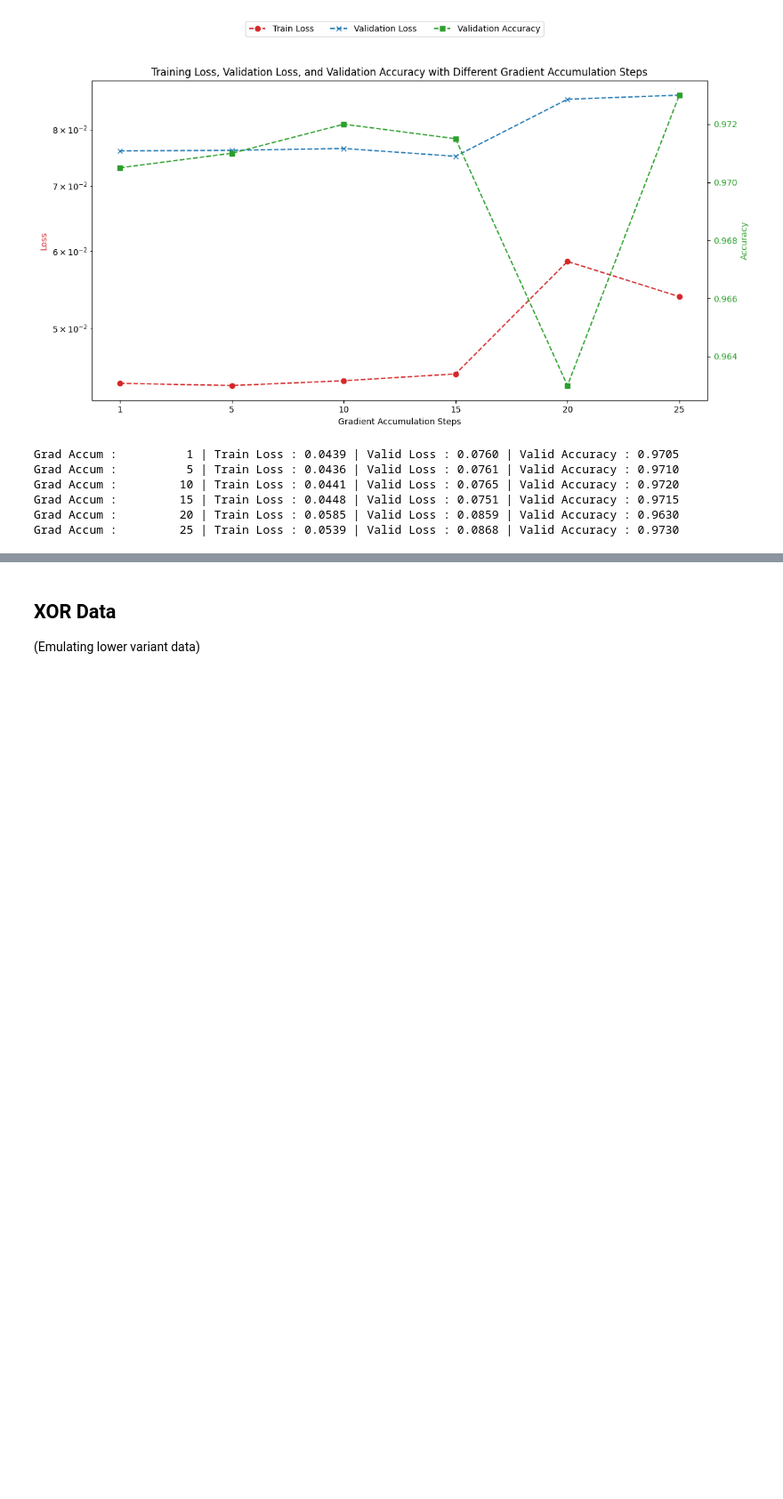
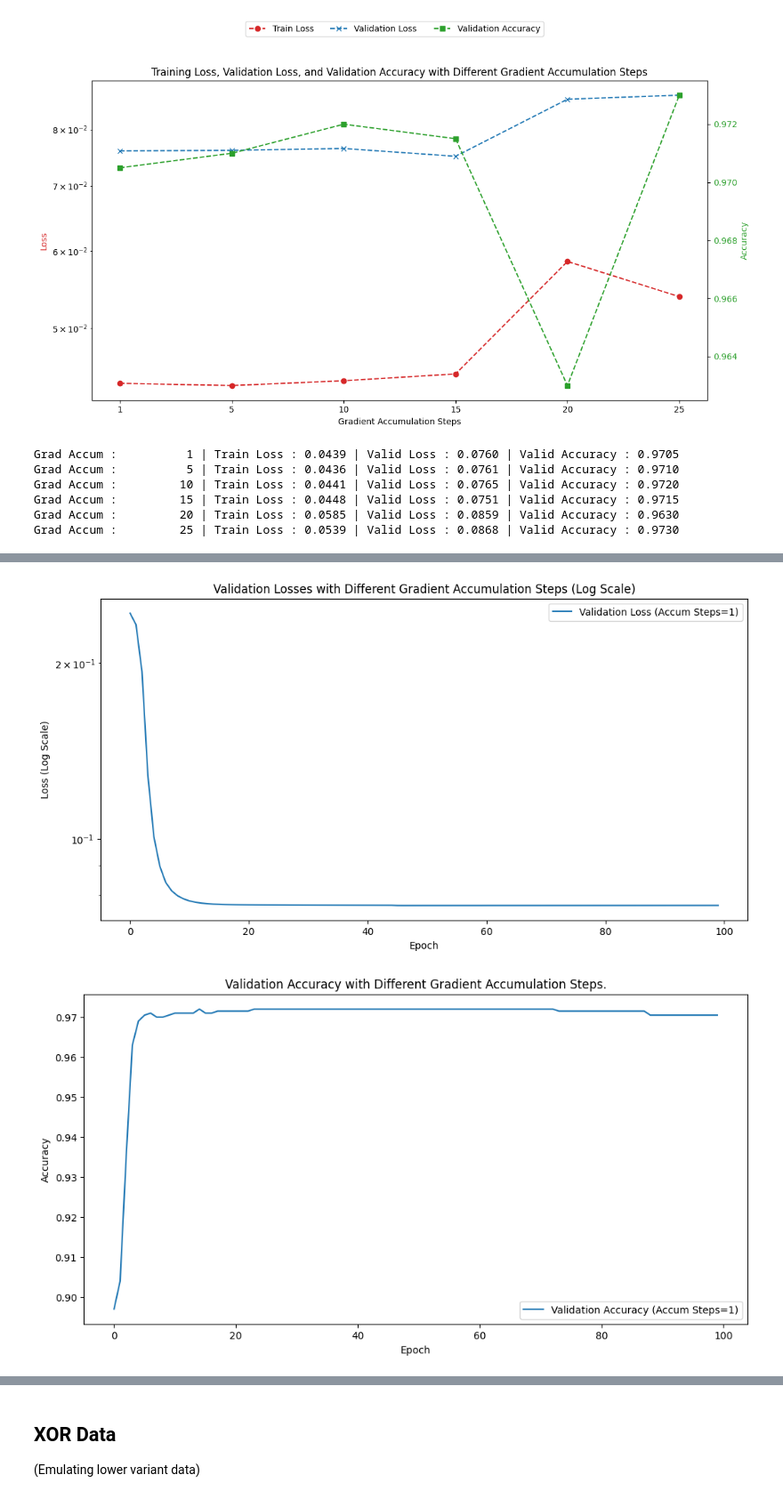
Before and after one commit to Ataago-AI/NN-Deep-Learning, a Jupyter notebook: basics/grad_accum_emperical_visual.ipynb, the cells around one changed output, grey strips where cells are left out. Shown at 89% size. Saved outputs shown, nothing was run; the diff lists cells and outputs as text; code cells hidden in the pictures; blank space fills up the shorter version.

```diff
--- a/basics/grad_accum_emperical_visual.ipynb
+++ b/basics/grad_accum_emperical_visual.ipynb
@@ -33,10 +43,27 @@ class Model(nn.Module):
         # x = self.sigmoid(x)
         return x
 
+class MoonsModel(nn.Module):
+    def __init__(self, seed=4744):
+        super(MoonsModel, self).__init__()
+        if seed is not None:
+            torch.manual_seed(seed)
+        self.hidden = nn.Linear(2, 4)
+        self.output = nn.Linear(4, 1)
+        self.relu = nn.ReLU()
+        self.sigmoid = nn.Sigmoid()
+        self.dropout = nn.Dropout(p=0.5)
+
+    def forward(self, x):
+        x = self.relu(self.hidden(x))
+        # x = self.dropout(x)
+        x = self.output(x)
+        # x = self.sigmoid(x)
+        return x
 
 # Function to train the model with gradient accumulation and validate it
 def train_and_validate_model(grad_accum_steps, epochs=10, batch_size=16):
-    model = Model()
+    model = MoonsModel()
     criterion = nn.BCEWithLogitsLoss()
     optimizer = optim.SGD(model.parameters(), lr=0.05)
 
@@ -63,7 +90,7 @@ def train_and_validate_model(grad_accum_steps, epochs=10, batch_size=16):
 
             # if (i + batch_size) % grad_accum_steps == 0:
             if (batch_idx + 1) % grad_accum_steps == 0:
-
+                # nn.utils.clip_grad_norm_(model.parameters(), max_norm=1.0)
                 optimizer.step()
                 optimizer.zero_grad()
 
@@ -348,3 +375,14 @@ Grad Accum :         10 | Train Loss : 0.0441 | Valid Loss : 0.0765 | Valid Accu
 Grad Accum :         15 | Train Loss : 0.0448 | Valid Loss : 0.0751 | Valid Accuracy : 0.9715
 Grad Accum :         20 | Train Loss : 0.0585 | Valid Loss : 0.0859 | Valid Accuracy : 0.9630
 Grad Accum :         25 | Train Loss : 0.0539 | Valid Loss : 0.0868 | Valid Accuracy : 0.9730
+# %%
+
+# List of gradient accumulation steps to try
+steps_list = [
+    1,
+]
+
+# Find the optimal gradient accumulation steps
+results = find_optimal_grad_accum_steps(steps_list=steps_list, epochs=100, batch_size=4)
+print_plots(results=results)
+# %% [output]
@@ -350,0 +406,2 @@ Grad Accum :         25 | Train Loss : 0.0539 | Valid Loss : 0.0868 | Valid Accu
+[figure, added]
+[figure, added]
```
Also changed, not shown: parts of 2 cells of this notebook.
